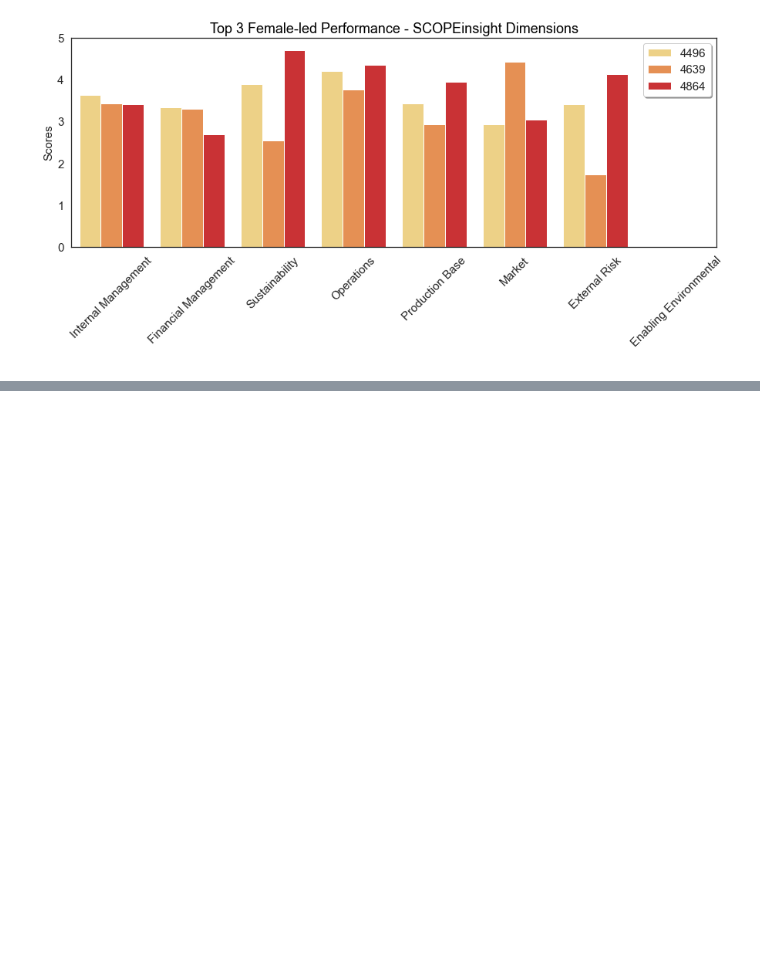
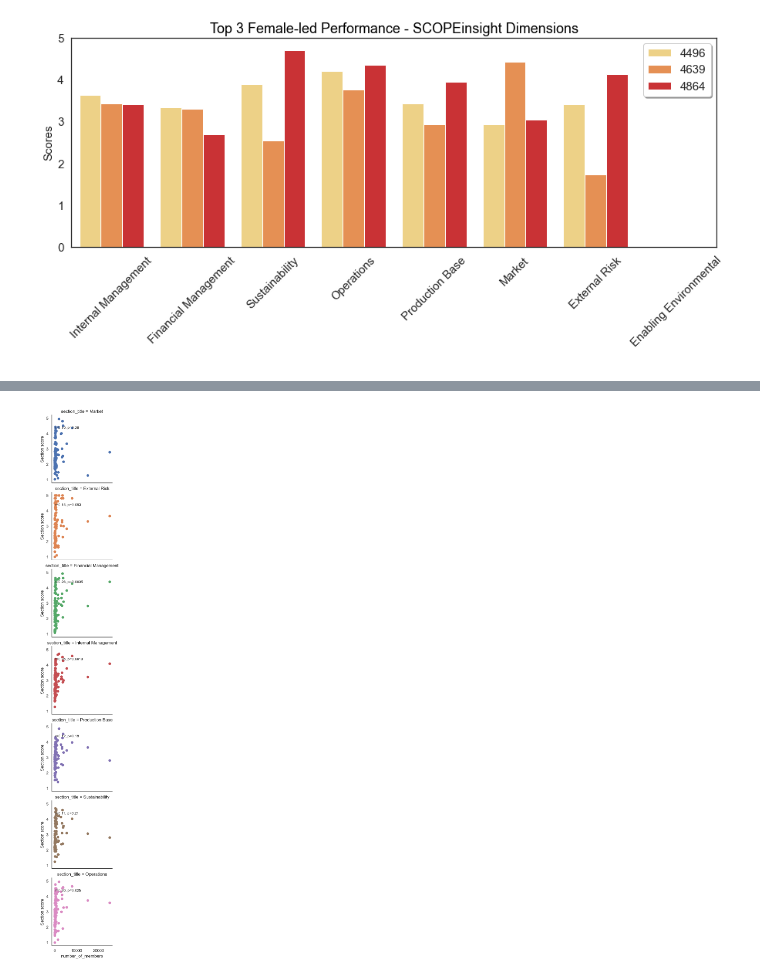
Before and after one commit to baascoral/scopeinsightcasestudy, a Jupyter notebook: Case Study.ipynb, the cells around one changed output, grey strips where cells are left out. Cells and saved outputs as stored; diff of their text form; code cells hidden in the pictures; blank space fills up the shorter version.

```diff
--- a/Case Study.ipynb
+++ b/Case Study.ipynb
@@ -374,0 +381,15 @@ Name: number_of_members, dtype: int64
+# %%
+# Facet Grid "number_of_members", "Section score"
+g1 = sns.FacetGrid(dimensions, row ="section_title", hue="section_title")
+g1 = g1.map(plt.scatter, "number_of_members", "Section score")
+
+def annotate(data, **kws):
+    r, p = sp.stats.pearsonr(data['number_of_members'], data['Section score'])
+    ax = plt.gca()
+    ax.text(.05, .8, 'r={:.2f}, p={:.2g}'.format(r, p), transform=ax.transAxes)
+
+g1.map_dataframe(annotate)
+
+plt.show()
+# %% [output]
+[figure, added]
```
Also changed, not shown: parts of 16 cells of this notebook, 6 other files.
